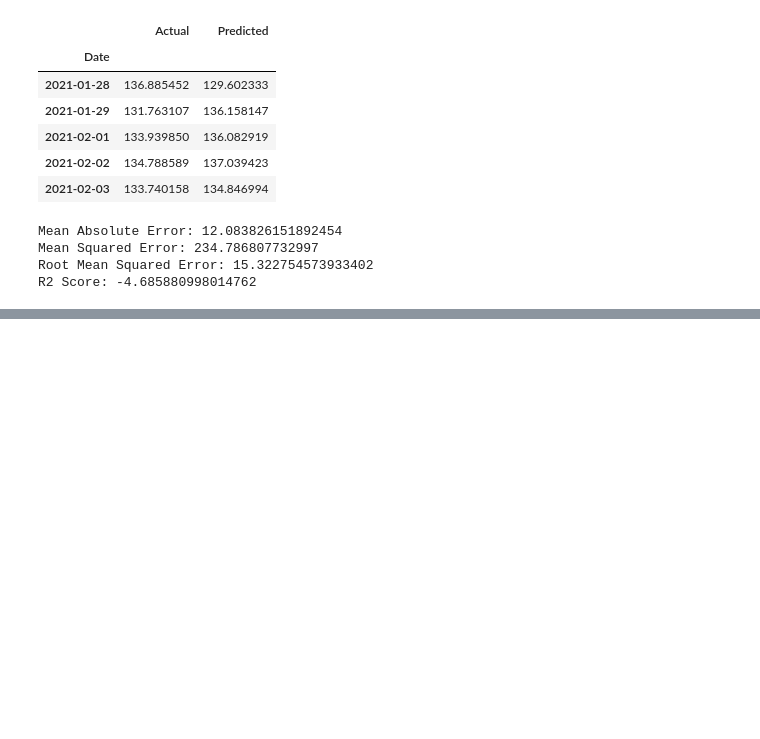
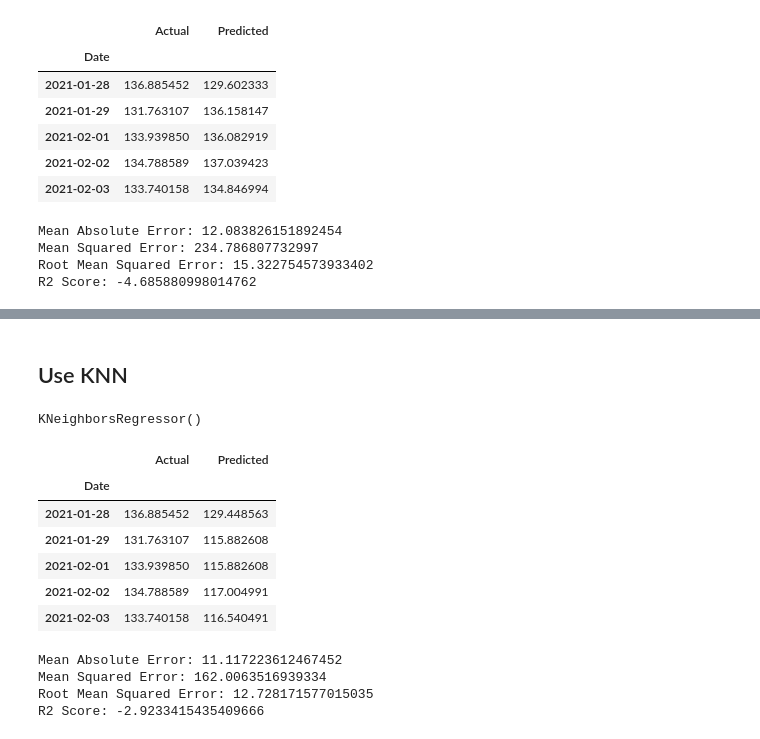
Before and after one commit to joshua-furtado/stock_price_indicator, a Jupyter notebook: notebooks/2_predict_AAPL_stock_data_using_machine_learning.ipynb, the cells around one changed output, grey strips where cells are left out. Cells and saved outputs as stored; diff of their text form; code cells hidden in the pictures; blank space fills up the shorter version.

```diff
--- a/notebooks/2_predict_AAPL_stock_data_using_machine_learning.ipynb
+++ b/notebooks/2_predict_AAPL_stock_data_using_machine_learning.ipynb
@@ -180,0 +195,8 @@ R2 Score: -4.685880998014762
+# %% [markdown]
+## Use KNN
+# %%
+# train linear regression model
+knr = KNeighborsRegressor()
+knr.fit(X_train, y_train)
+# %% [output]
+KNeighborsRegressor()
@@ -181,3 +206,28 @@ R2 Score: -4.685880998014762
+# %%
+# store the adjusted close results in a dataframe
+results = pd.DataFrame(
+    {'Actual': df['Adj Close'].iloc[-future_days:], 'Predicted': y_pred})
+results.head()
+# %% [output]
+|  | Actual | Predicted |
+| Date |  |  |
+| 2021-01-28 | 136.885452 | 129.448563 |
+| 2021-01-29 | 131.763107 | 115.882608 |
+| 2021-02-01 | 133.939850 | 115.882608 |
+| 2021-02-02 | 134.788589 | 117.004991 |
+| 2021-02-03 | 133.740158 | 116.540491 |
+# %%
+# print evaluation metrics
+print('Mean Absolute Error:', metrics.mean_absolute_error(y_test, y_pred))
+print('Mean Squared Error:', metrics.mean_squared_error(y_test, y_pred))
+print('Root Mean Squared Error:', np.sqrt(
+    metrics.mean_squared_error(y_test, y_pred)))
+print('R2 Score:', metrics.r2_score(y_test, y_pred))
+# %% [output]
+Mean Absolute Error: 11.117223612467452
+Mean Squared Error: 162.0063516939334
+Root Mean Squared Error: 12.728171577015035
+R2 Score: -2.9233415435409666
 # %%
 # plot data
 df['Adj Close'].plot(label='Actual')
```
Also changed, not shown: parts of 9 cells of this notebook.
